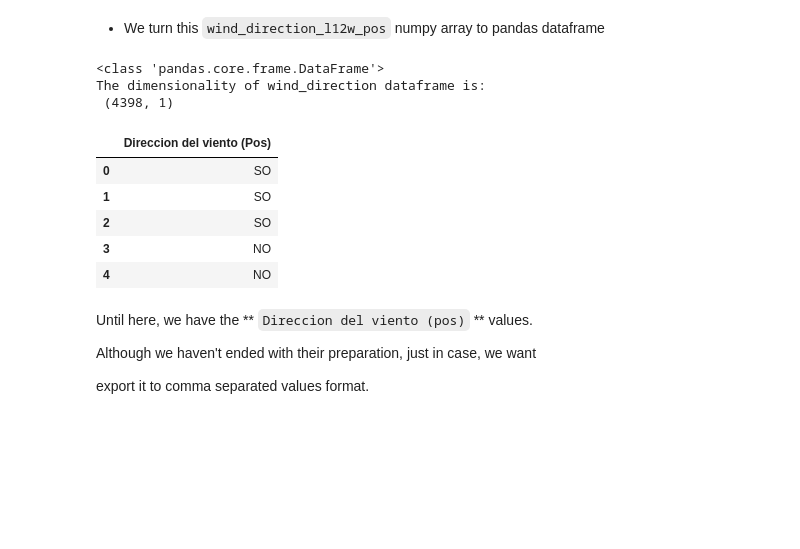
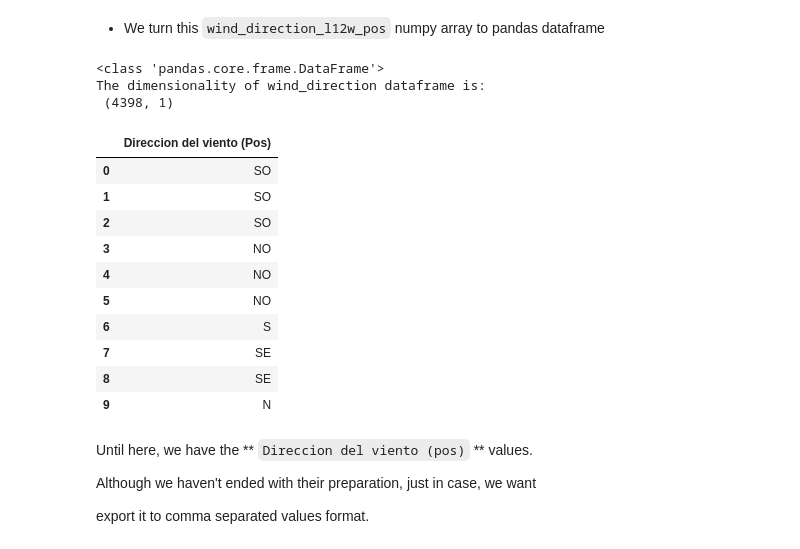
Before and after one commit to bgarcial/sioma_project, a Jupyter notebook: notebooks/pre-processing_data/WindDirection/Latest_12-weeks_May-4_August-03_2018/02-bgarcial-wind-direction_l12w.ipynb, the cells around one changed output. Saved outputs shown, nothing was run; the diff lists cells and outputs as text; code cells hidden in the pictures; blank space fills up the shorter version.

Commit message:
Pre-processing Wind Direction data

```diff
--- a/notebooks/pre-processing_data/WindDirection/Latest_12-weeks_May-4_August-03_2018/02-bgarcial-wind-direction_l12w.ipynb
+++ b/notebooks/pre-processing_data/WindDirection/Latest_12-weeks_May-4_August-03_2018/02-bgarcial-wind-direction_l12w.ipynb
@@ -66,19 +66,24 @@ array(['SO', 'SO', 'SO', ..., 'SE', 'S', 'SE'], dtype=object)
 # %%
 col=['Direccion del viento (Pos)']
 wind_direction_l12w_pos_df = pd.DataFrame(wind_direction_l12w_pos, columns=col)
 print(type(wind_direction_l12w_pos_df))
 print("The dimensionality of wind_direction dataframe is: " +'\n' , wind_direction_l12w_pos_df.shape)
-wind_direction_l12w_pos_df.head()
+wind_direction_l12w_pos_df.head(10)
 # %% [output]
 <class 'pandas.core.frame.DataFrame'>
 The dimensionality of wind_direction dataframe is:
  (4398, 1)
 |  | Direccion del viento (Pos) |
 | 0 | SO |
 | 1 | SO |
 | 2 | SO |
 | 3 | NO |
 | 4 | NO |
+| 5 | NO |
+| 6 | S |
+| 7 | SE |
+| 8 | SE |
+| 9 | N |
 # %% [markdown]
 Until here, we have the ** `Direccion del viento (pos)` ** values.
 
```
Also changed, not shown: parts of 5 cells of this notebook, 1 other file.
